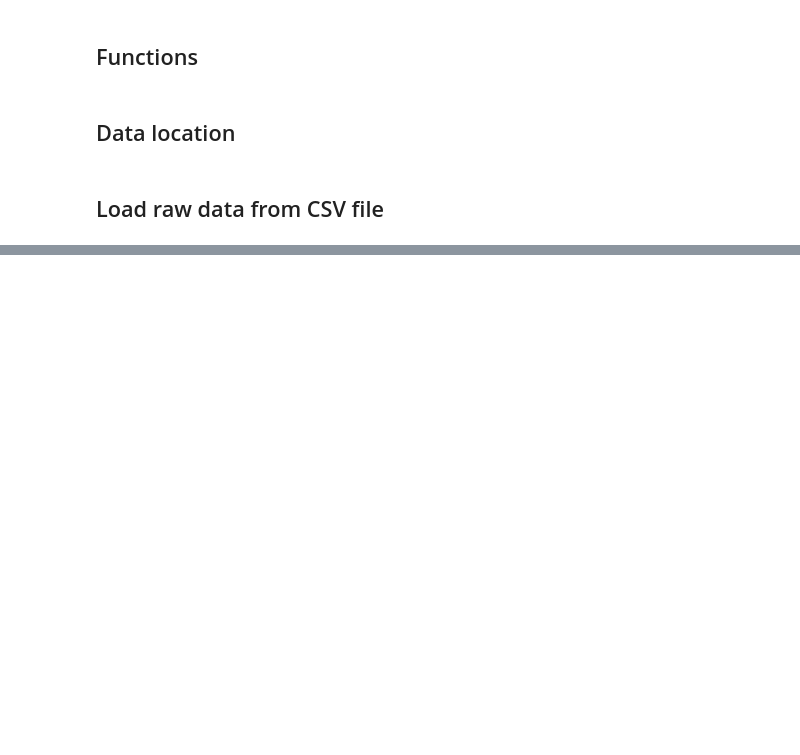
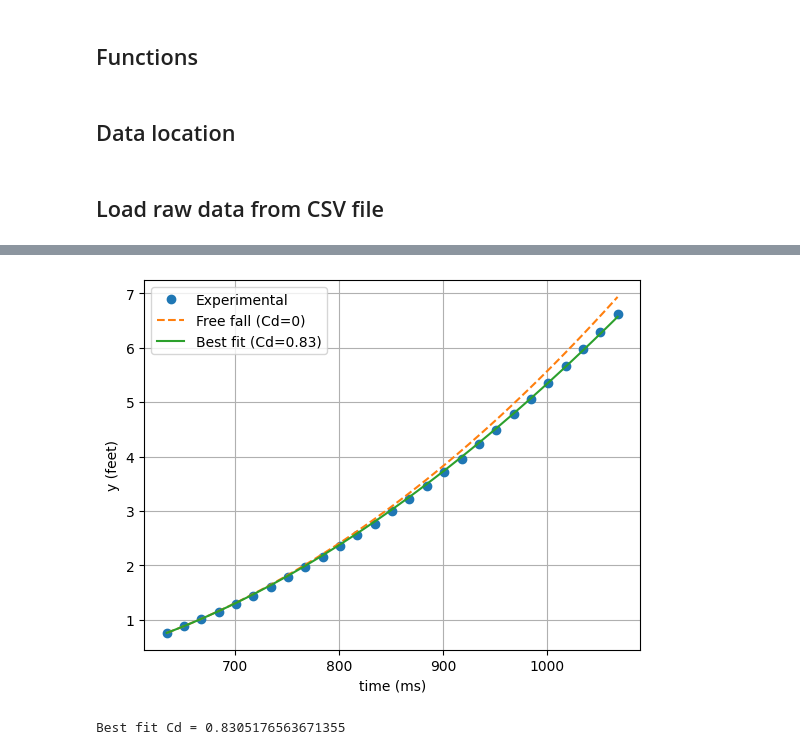
Before and after one commit to fm75/pickleball-data-analysis, a Jupyter notebook: notebooks/coeff-of-drag-compute.ipynb, the cells around one changed output, grey strips where cells are left out. Cells and saved outputs as stored; diff of their text form; code cells hidden in the pictures; blank space fills up the shorter version.

```diff
--- a/notebooks/coeff-of-drag-compute.ipynb
+++ b/notebooks/coeff-of-drag-compute.ipynb
@@ -41,0 +486,28 @@ df.plot(y='time')
+# %%
+from scipy.optimize import minimize
+
+def cost_function(Cd, df, y0, v0, m, r):
+    """
+    Calculate how well a given Cd matches the experimental data.
+    Returns the sum of squared errors between predicted and actual y positions.
+    """
+    # Get time span from data
+    t_start = df['time'].min() / 1000
+    t_end = df['time'].max() / 1000
+
+    # Run simulation with this Cd value
+    sol = simulate_trajectory((t_start, t_end), y0, v0, m, r, Cd=Cd[0])
+
+    # Get predicted y values at experimental time points
+    t_exp = df['time'].values / 1000  # experimental times in seconds
+    y_pred = sol.sol(t_exp)[0]  # interpolate solution at these times
+
+    # Calculate sum of squared errors
+    y_exp = df['y'].values
+    error = np.sum((y_pred - y_exp)**2)
+
+    return error
+# %%
+result = minimize(cost_function, x0=[0.5], args=(df, y0, v0, m, r), bounds=[(0, 2)])
+best_Cd = result.x[0]
+print(f"Best fit Cd = {best_Cd}")
@@ -41,0 +538,20 @@ df.plot(y='time')
+# %%
+# Run simulation with best Cd
+sol_best = simulate_trajectory((t_start, t_end), y0, v0, m, r, Cd=best_Cd)
+
+# Plot comparison
+plt.plot(df['time'], df['y'], 'o', label='Experimental')
+plt.plot(sol.t * 1000, sol.y[0], '--', label='Free fall (Cd=0)')
+plt.plot(sol_best.t * 1000, sol_best.y[0], '-', label=f'Best fit (Cd={best_Cd:.2f})')
+plt.xlabel('time (ms)')
+plt.ylabel('y (feet)')
+plt.legend()
+plt.grid(True)
+# %% [output]
+[figure, added]
+# %%
+result = minimize(cost_function, x0=[0.5], args=(df, y0, v0, m, r), bounds=[(0, 2)])
+best_Cd = result.x[0]
+print(f"Best fit Cd = {best_Cd}")
+# %% [output]
+Best fit Cd = 0.8305176563671355
```
Also changed, not shown: parts of 63 cells of this notebook, 1 other file.
